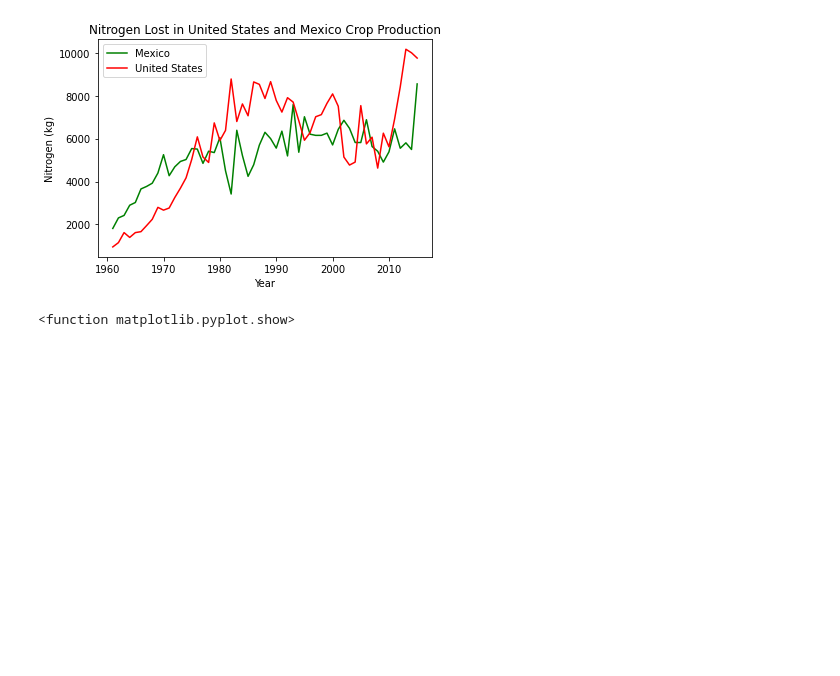
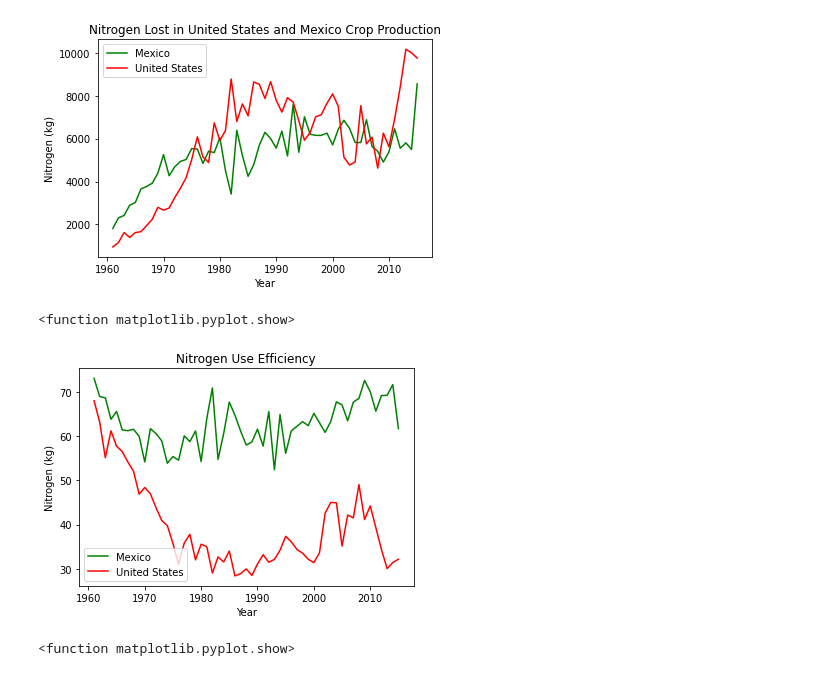
Before and after one commit to jfernandez37/495Project, a Jupyter notebook: Directed_consulting_495.ipynb, the cells around one changed output. Saved outputs shown, nothing was run; the diff lists cells and outputs as text; code cells hidden in the pictures; blank space fills up the shorter version.

Commit message:
Added nitrogen Use Efficiency graph

```diff
--- a/Directed_consulting_495.ipynb
+++ b/Directed_consulting_495.ipynb
@@ -443,6 +443,22 @@ plt.show
 # %% [output]
 <function matplotlib.pyplot.show>
 [figure]
+# %%
+y=NUEMex
+x=np.arange(1961,2016)
+plt.plot(x,y,color="green", label='Mexico')
+plt.show
+y=NUEUS
+x=np.arange(1961,2016)
+plt.title("Nitrogen Use Efficiency")
+plt.xlabel("Year")
+plt.ylabel("Nitrogen (kg)")
+plt.plot(x,y,color="red",label='United States')
+plt.legend(['Mexico', 'United States'])
+plt.show
+# %% [output]
+<function matplotlib.pyplot.show>
+[figure, added]
 # %%
 y=aggNetMex
 x=np.arange(1986,2016)
```
